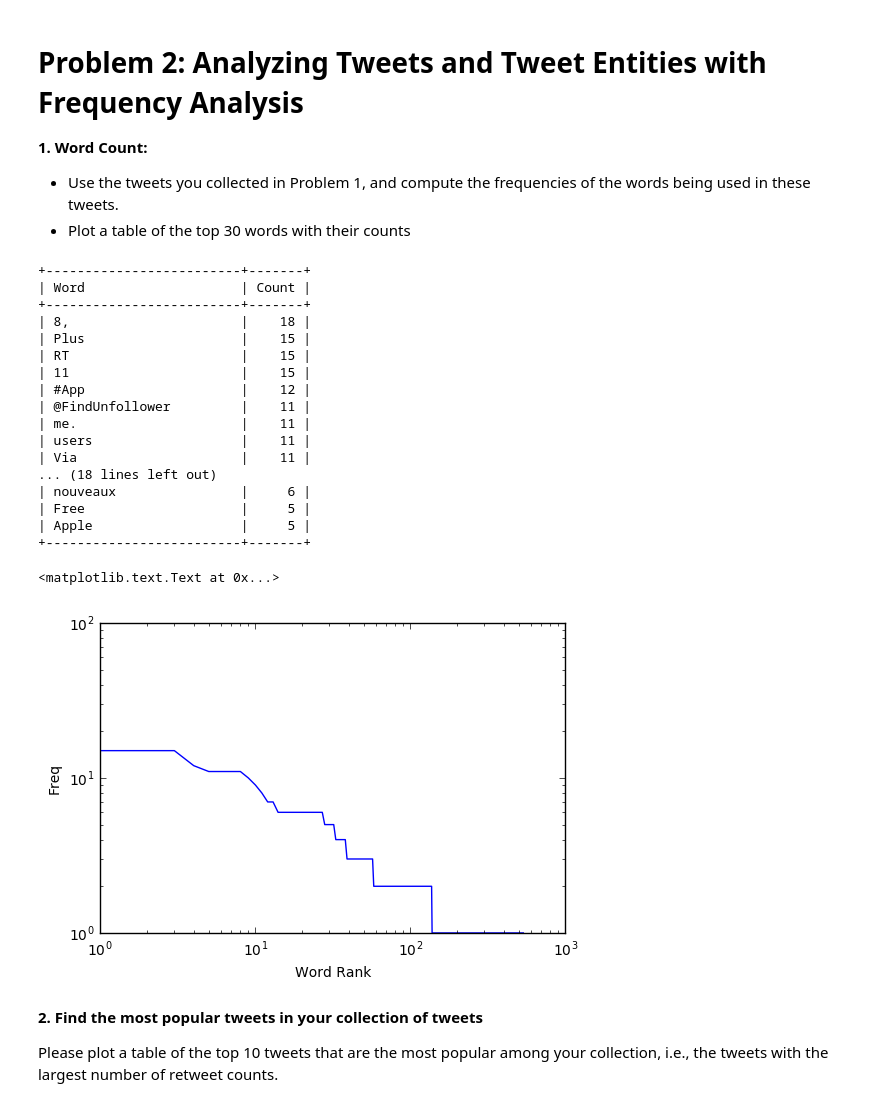
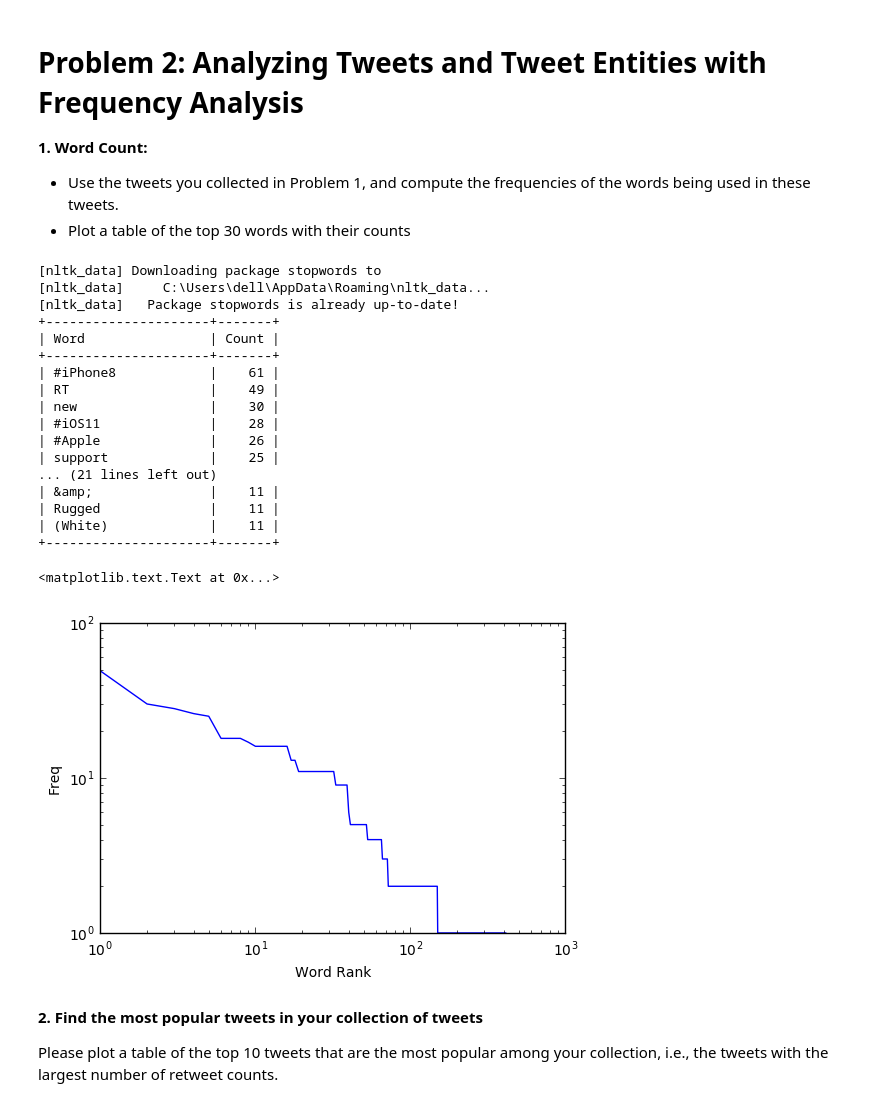
Before and after one commit to DS501-17F-Team14/Case-Study-1, a Jupyter notebook: CaseStudy1.ipynb, the cells around one changed output. Cells and saved outputs as stored; diff of their text form; code cells hidden in the pictures.

Commit message:
Code of Problem 3 and update Problem 2( collect data from three big cities)

```diff
--- a/CaseStudy1.ipynb
+++ b/CaseStudy1.ipynb
@@ -129,58 +136,58 @@ import json
 import matplotlib
 import matplotlib.pyplot as plt
 %matplotlib inline
-#mport nltk
+import nltk
 import string
 from prettytable import PrettyTable
 from nltk import word_tokenize
 from nltk.corpus import stopwords
-#nltk.download("stopwords")
+nltk.download("stopwords")
 def unwantWords():
     unwant = list(stopwords.words('english'))
-    unwant += ['#iPhone', 'iPhone', 'iOS', '#iphone', '8', 'https', 'http']
+    unwant += ['#iPhone', 'iPhone', 'iOS', '#iphone', '0', '1', '2', '3', '4', '5', '6', '7', '8', '9' 'https', 'http', 'I']
     unwant += list(string.punctuation)
     return unwant
 
-statues = json.loads(open('iphone8.json').read())
+statues = json.loads(open('Mumbai.json').read())
 status_texts = [ status['text']
                  for status in statuses ]
 words = []
 unwantwords = unwantWords()
 for t in status_texts:
     for w in t.split():
         if w not in unwantwords:
             words.append(w)
 
 c= collections.Counter(words)
 pt = PrettyTable(field_names=['Word', 'Count'])
 [pt.add_row(row) for row in c.most_common()[:30]]
 pt.align["Word"], pt.align['Count'] = 'l', 'r'
 print(pt)
 
 word_counts = sorted(c.values(), reverse=True)
 plt.loglog(word_counts)
 plt.ylabel("Freq")
 plt.xlabel("Word Rank")
 # %% [output]
-+-------------------------+-------+
-| Word                    | Count |
-+-------------------------+-------+
-| 8,                      |    18 |
-| Plus                    |    15 |
-| RT                      |    15 |
-| 11                      |    15 |
-| #App                    |    12 |
-| @FindUnfollower         |    11 |
-| me.                     |    11 |
-| users                   |    11 |
-| Via                     |    11 |
-... (18 lines left out)
-| nouveaux                |     6 |
-| Free                    |     5 |
-| Apple                   |     5 |
-+-------------------------+-------+
+[nltk_data] Downloading package stopwords to
+[nltk_data]     C:\Users\dell\AppData\Roaming\nltk_data...
+[nltk_data]   Package stopwords is already up-to-date!
++---------------------+-------+
+| Word                | Count |
++---------------------+-------+
+| #iPhone8            |    61 |
+| RT                  |    49 |
+| new                 |    30 |
+| #iOS11              |    28 |
+| #Apple              |    26 |
+| support             |    25 |
+... (21 lines left out)
+| &amp;               |    11 |
+| Rugged              |    11 |
+| (White)             |    11 |
++---------------------+-------+
 <matplotlib.text.Text at 0x...>
-[figure, old version]
+[figure, new version]
 # %% [markdown]
 **2. Find the most popular tweets in your collection of tweets**
 
```
Also changed, not shown: parts of 6 cells of this notebook.
